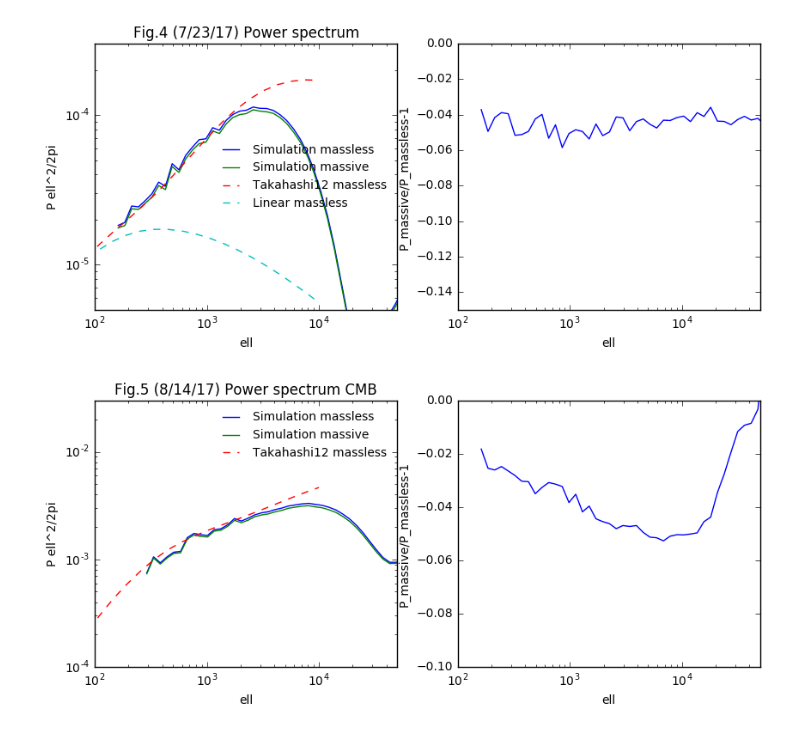
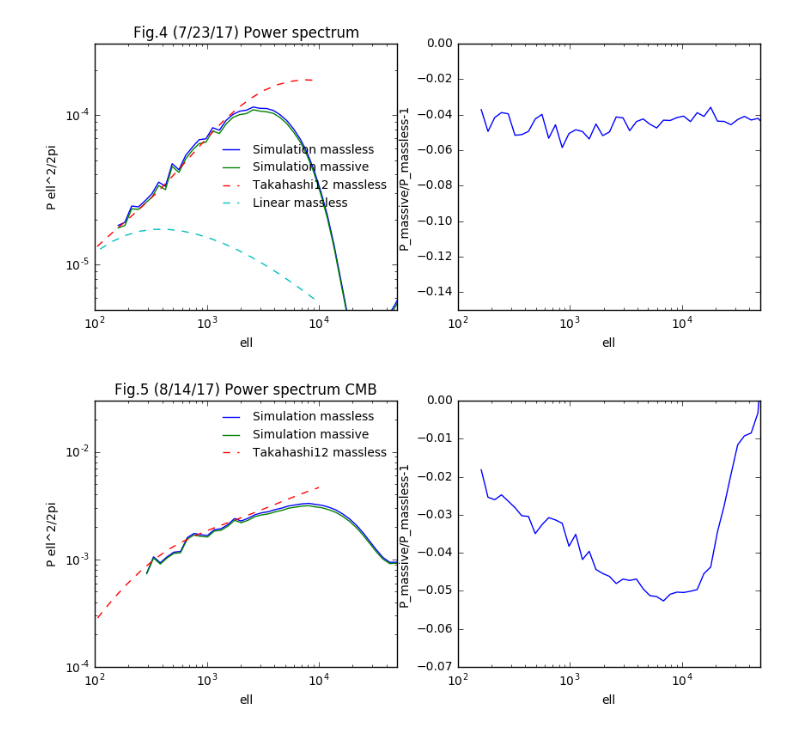
Before and after one commit to liuxx479/neutrino-batch, a Jupyter notebook: plot-maps.ipynb, the cells around one changed output. Cells and saved outputs as stored; diff of their text form; code cells hidden in the pictures.

```diff
--- a/plot-maps.ipynb
+++ b/plot-maps.ipynb
@@ -139,29 +139,29 @@ ell1100, ps1_z1100 = mean(out1100_1, axis=0)
 # %%
 f=figure(figsize=(10,4))
 ax1=f.add_subplot(121)
 ax2=f.add_subplot(122)
 
 ax1.loglog(ell1100, ps0_z1100,label='Simulation massless')
 ax1.loglog(ell1100, ps1_z1100,label='Simulation massive')
 ax1.loglog(ell0_s8cmb, ps0_s8cmb,'--',label='Takahashi12 massless')
 #ax1.loglog(ell0_s8cmb, ps0_s8cmb*0.85,'--',label='Takahashi12 massless*0.85')
 
 ax1.set_xlabel('ell')
 ax1.set_ylabel('P ell^2/2pi')
 ax1.set_xlim(1e2, 5e4)
 ax1.set_ylim(1e-4, 3e-2)
 ax1.legend(loc=0,frameon=0,fontsize=10)
 ax1.set_title('Fig.5 (8/14/17) Power spectrum CMB')
 
 ax2.plot(ell, ps1_z1100/ps0_z1100-1)
 ax2.set_xscale('log')
 ax2.set_xlim(1e2, 5e4)
-ax2.set_ylim(-.1,0)
+ax2.set_ylim(-.07,0)
 ax2.set_xlabel('ell')
 ax2.set_ylabel('P_massive/P_massless-1')
 
 show()
 # %% [output]
-[figure, old version]
+[figure, new version]
 # %%
 savetxt('ps_massless1-9.txt',array([ell1100, ps0_z1100]).T)
```
Also changed, not shown: parts of 1 cell of this notebook.
